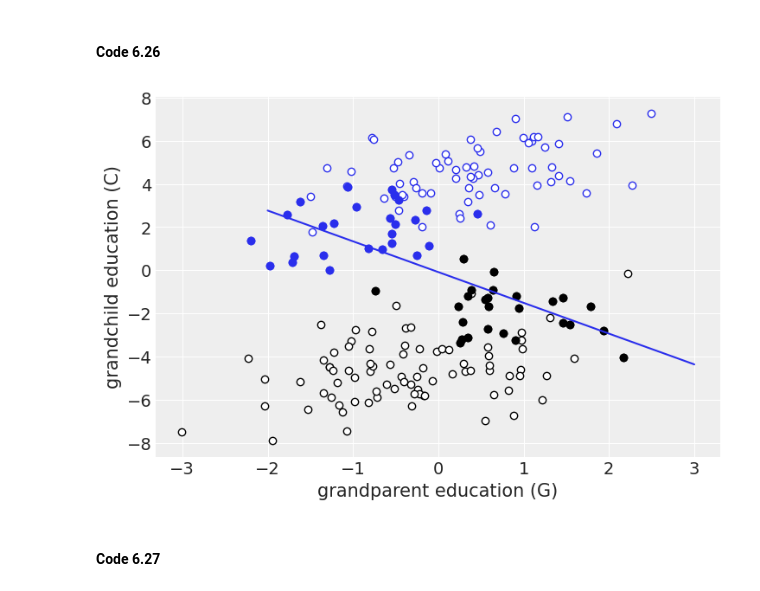
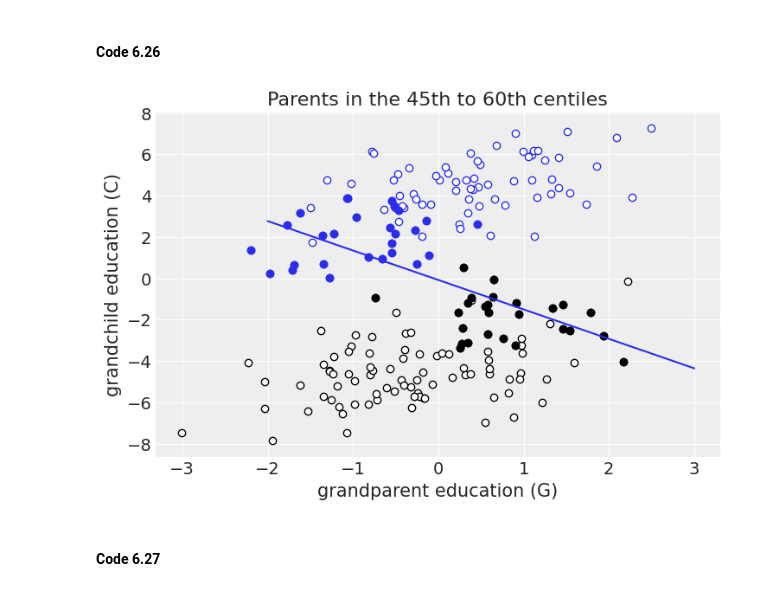
Before and after one commit to bambinos/educational-resources, a Jupyter notebook: Rethinking/Chp_06.ipynb, the cells around one changed output. Drawn from its saved outputs; the diff is of its cells as text; code cells hidden in the pictures.

```diff
--- a/Rethinking/Chp_06.ipynb
+++ b/Rethinking/Chp_06.ipynb
@@ -546,26 +565,27 @@ d = pd.DataFrame.from_dict({"C": C, "P": P, "G": G, "U": U})
 # %%
 # Figure 6.5
 
 # grandparent education
 bad = U < 0
 good = ~bad
 plt.scatter(G[good], C[good], color="w", lw=1, edgecolor="C0")
 plt.scatter(G[bad], C[bad], color="w", lw=1, edgecolor="k")
 
 # parents with similar education
 eP = (P > -1) & (P < 1)
 plt.scatter(G[good & eP], C[good & eP], color="C0", lw=1, edgecolor="C0")
 plt.scatter(G[bad & eP], C[bad & eP], color="k", lw=1, edgecolor="k")
 
 
 p = np.polyfit(G[eP], C[eP], 1)
 xn = np.array([-2, 3])
 plt.plot(xn, np.polyval(p, xn))
 
 plt.xlabel("grandparent education (G)")
-plt.ylabel("grandchild education (C)");
+plt.ylabel("grandchild education (C)")
+plt.title("Parents in the 45th to 60th centiles");
 # %% [output]
-[figure, old version]
+[figure, new version]
 # %% [markdown]
 #### Code 6.27
 # %%
```
Also changed, not shown: parts of 26 cells of this notebook.
